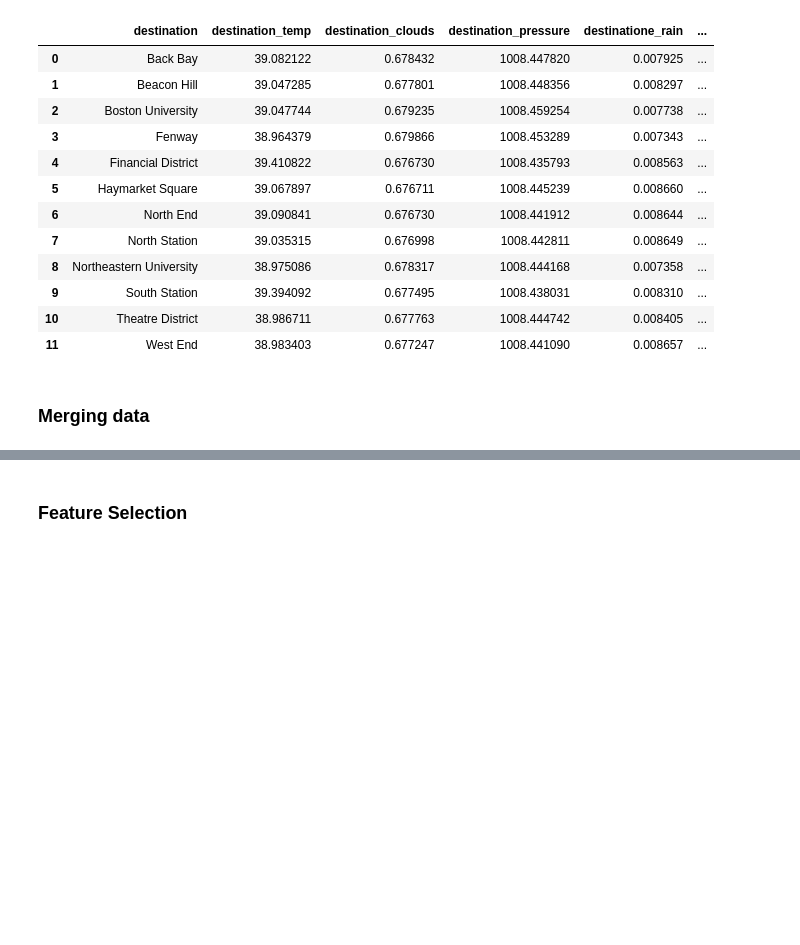
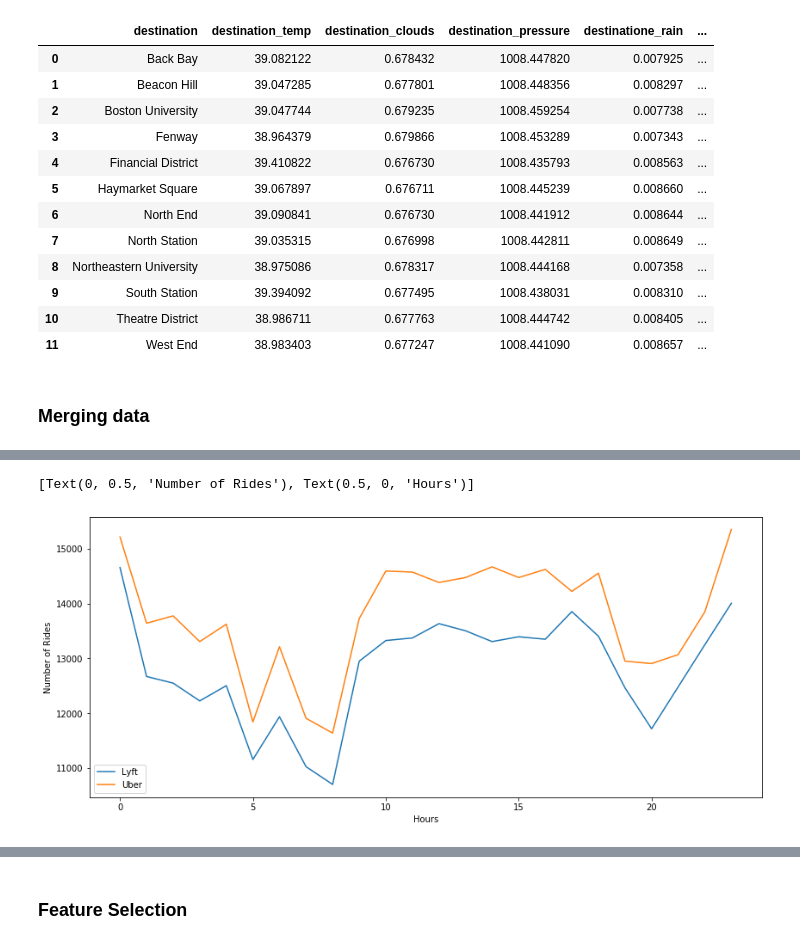
Before and after one commit to neethumanoj/Price_Prediction_Uber, a Jupyter notebook: Uber & Lyft Cab Prices.ipynb, the cells around one changed output, grey strips where cells are left out. Saved outputs shown, nothing was run; the diff lists cells and outputs as text; code cells hidden in the pictures; blank space fills up the shorter version.

```diff
--- a/Uber & Lyft Cab Prices.ipynb
+++ b/Uber & Lyft Cab Prices.ipynb
@@ -196,0 +221,11 @@ data.head()
+# %%
+# The ride distribution in one day
+fig , ax = plt.subplots(figsize= (14,6))
+ax.plot(data[data['cab_type'] == 'Lyft'].groupby('hour').hour.count().index, data[data['cab_type'] == 'Lyft'].groupby('hour').hour.count(), label = 'Lyft')
+ax.plot(data[data['cab_type'] == 'Uber'].groupby('hour').hour.count().index, data[data['cab_type'] =='Uber'].groupby('hour').hour.count(), label = 'Uber')
+ax.legend()
+ax.set(xlabel = 'Hours', ylabel = 'Number of Rides')
+# plt.xticks(range(0,24,1))
+# %% [output]
+[Text(0, 0.5, 'Number of Rides'), Text(0.5, 0, 'Hours')]
+[figure, added]
```
Also changed, not shown: parts of 11 cells of this notebook.
